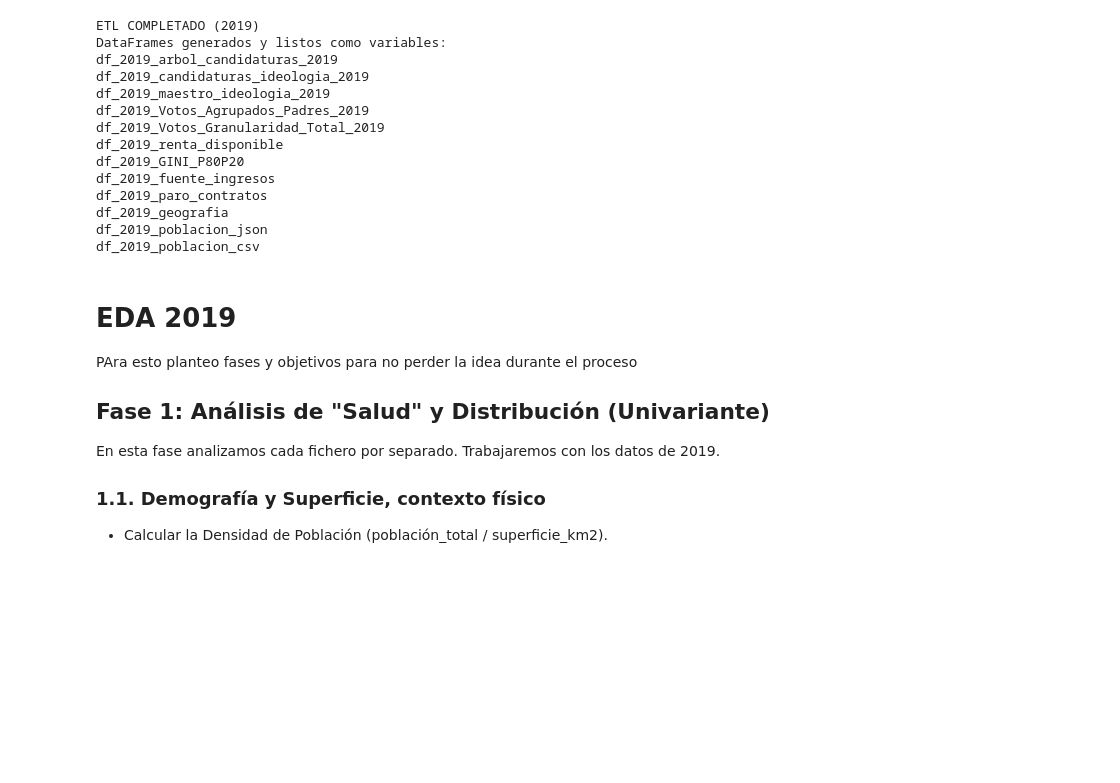
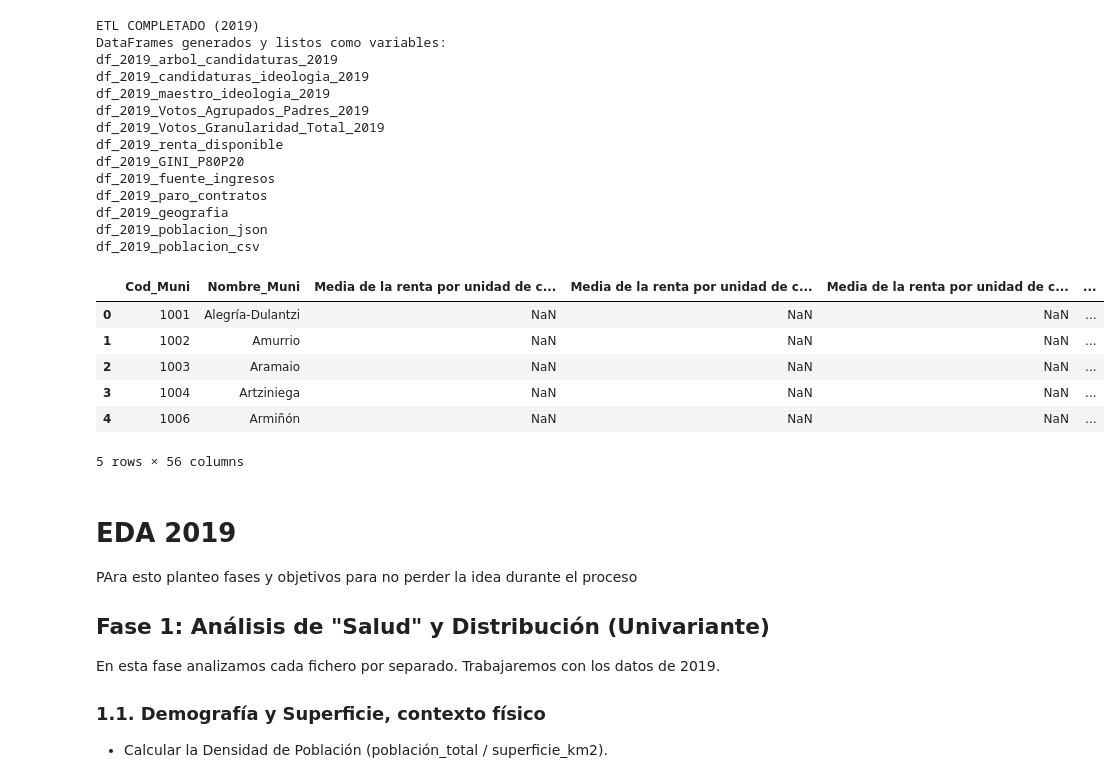
Before and after one commit to oriol1424/TFM_Electoral, a Jupyter notebook: main.ipynb, the cells around one changed output. Saved outputs shown, nothing was run; the diff lists cells and outputs as text; code cells hidden in the pictures; blank space fills up the shorter version.

```diff
--- a/main.ipynb
+++ b/main.ipynb
@@ -181,6 +182,16 @@ df_2019_paro_contratos
 df_2019_geografia
 df_2019_poblacion_json
 df_2019_poblacion_csv
+# %%
+df_2019_renta_disponible.head()
+# %% [output]
+|  | Cod_Muni | Nombre_Muni | Media de la renta por unidad de c... | Media de la renta por unidad de c... | Media de la renta por unidad de c... | ... |
+| 0 | 1001 | Alegría-Dulantzi | NaN | NaN | NaN | ... |
+| 1 | 1002 | Amurrio | NaN | NaN | NaN | ... |
+| 2 | 1003 | Aramaio | NaN | NaN | NaN | ... |
+| 3 | 1004 | Artziniega | NaN | NaN | NaN | ... |
+| 4 | 1006 | Armiñón | NaN | NaN | NaN | ... |
+5 rows × 56 columns
 # %% [markdown]
 # EDA 2019
 PAra esto planteo fases y objetivos para no perder la idea durante el proceso
```
Also changed, not shown: parts of 6 cells of this notebook, 1 other file.
